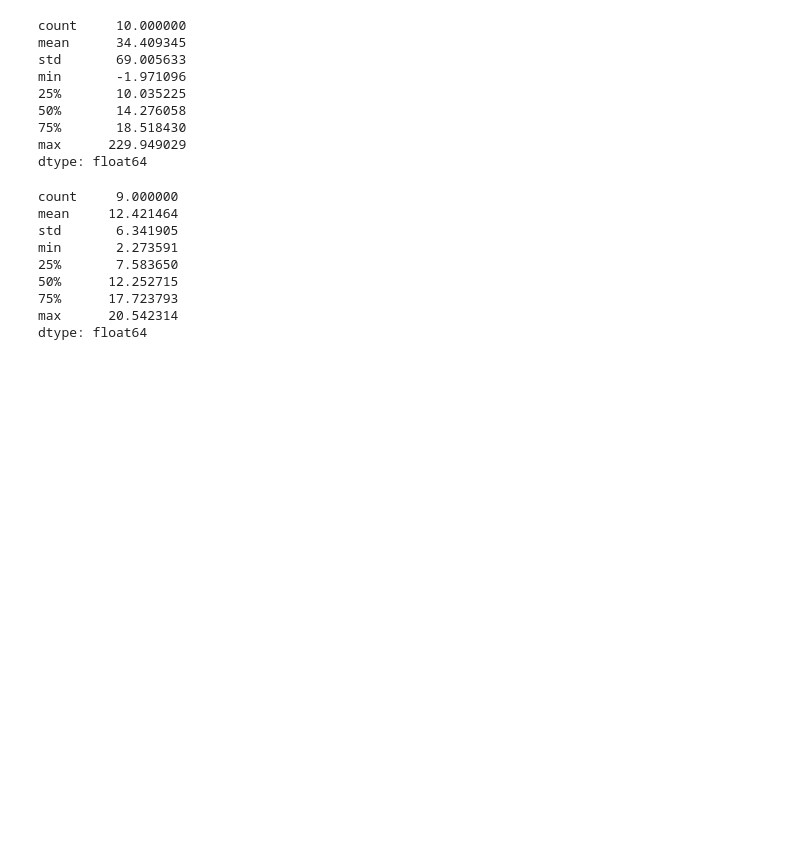
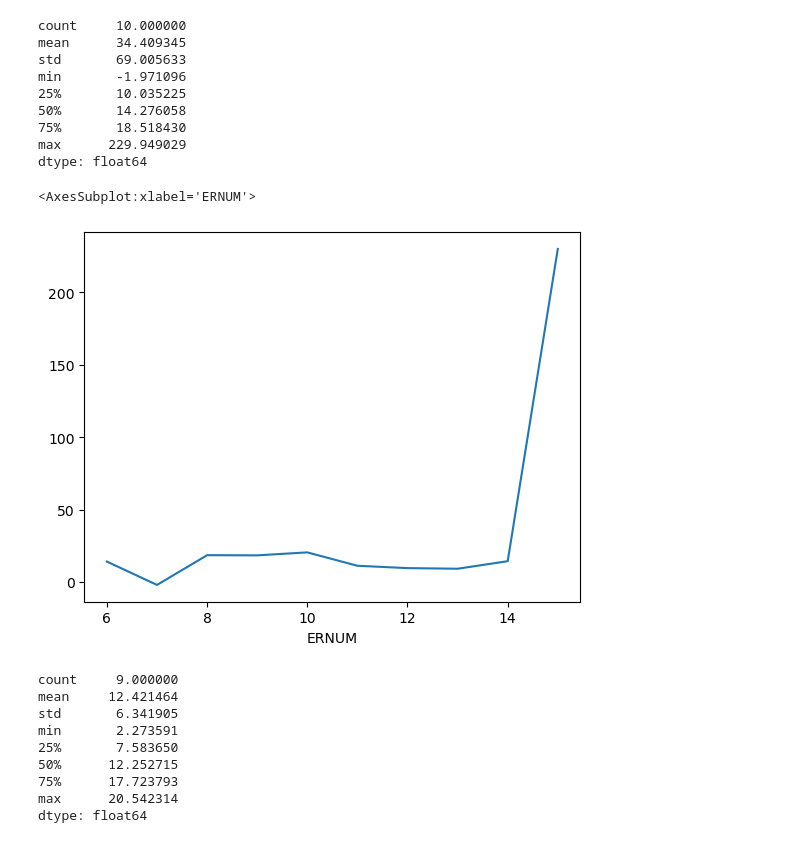
Before and after one commit to layoups/post-earnings-returns, a Jupyter notebook: tsfea_test.ipynb, the cells around one changed output. Drawn from its saved outputs; the diff is of its cells as text; code cells hidden in the pictures; blank space fills up the shorter version.

Commit message:
some plotting

```diff
--- a/tsfea_test.ipynb
+++ b/tsfea_test.ipynb
@@ -213,6 +251,11 @@ min       -1.971096
 75%       18.518430
 max      229.949029
 dtype: float64
+# %%
+all_ret_rolling.plot()
+# %% [output]
+<AxesSubplot:xlabel='ERNUM'>
+[figure, added]
 # %%
 all_ret_expanding = pd.concat(ret[:-1])
 all_ret_expanding.describe()
```
Also changed, not shown: parts of 3 cells of this notebook.
